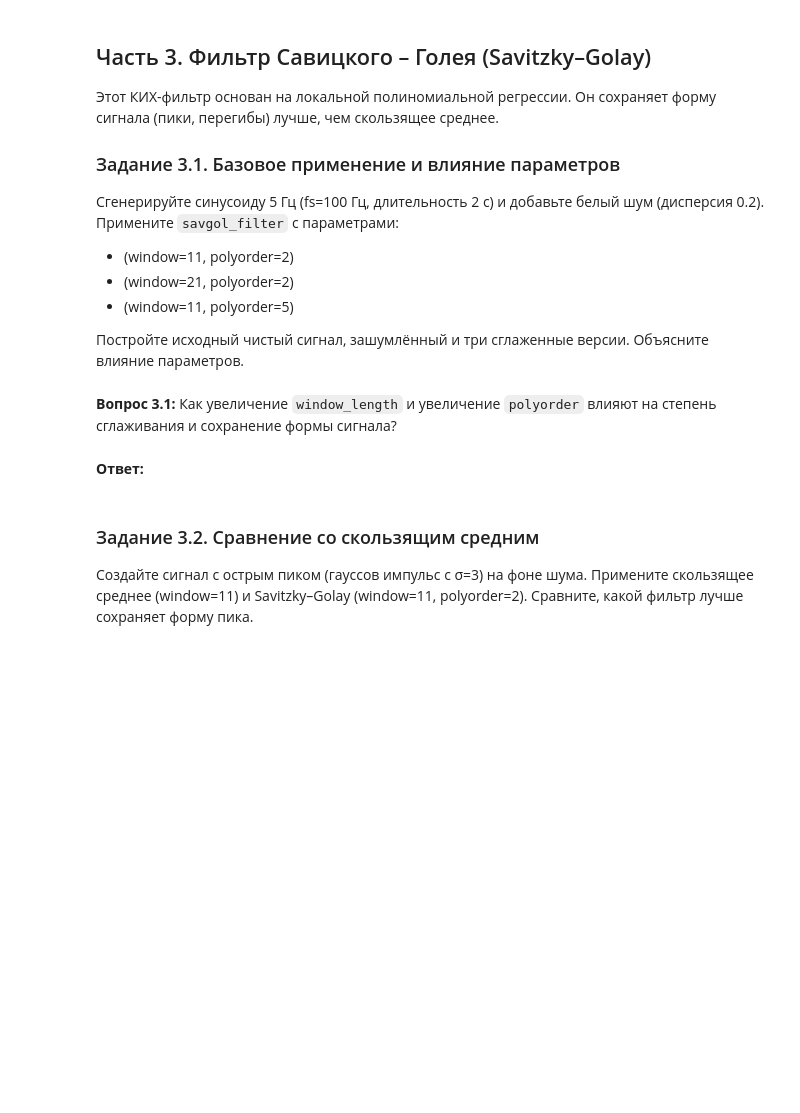
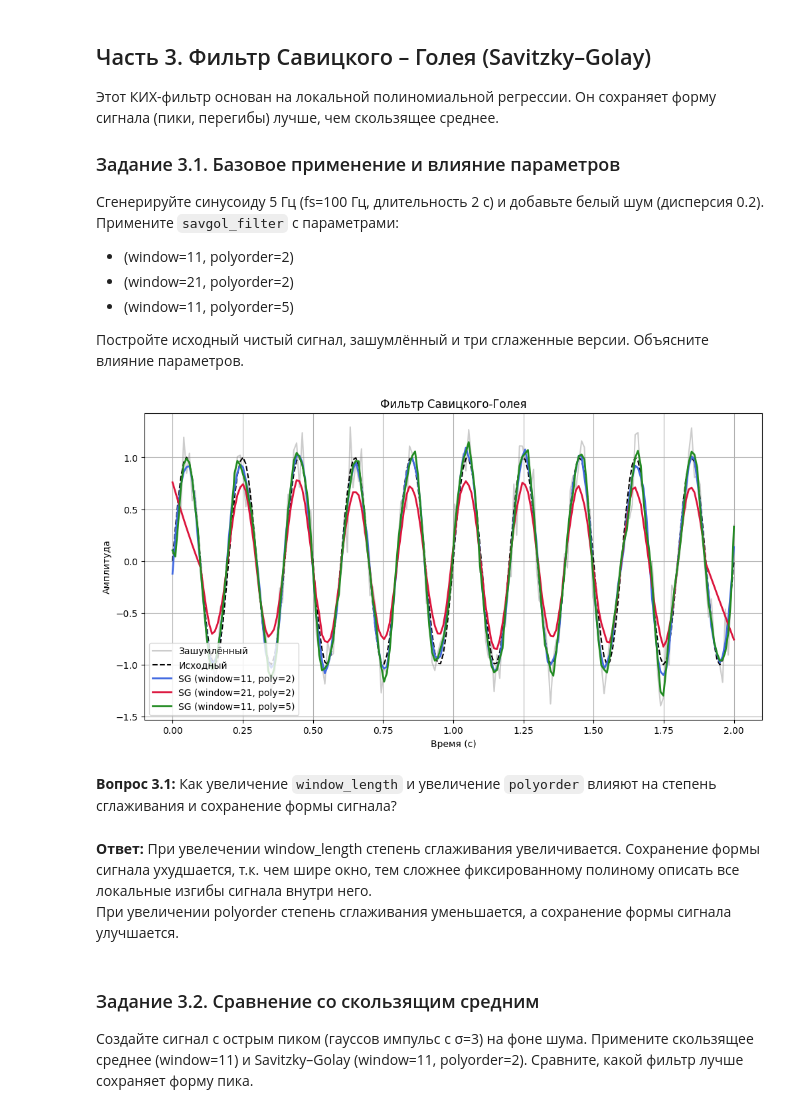
Before and after one commit to Uzema/dsp-seminars, a Jupyter notebook: seminars/5.ipynb, the cells around one changed output. Saved outputs shown, nothing was run; the diff lists cells and outputs as text; code cells hidden in the pictures; blank space fills up the shorter version.

```diff
--- a/seminars/5.ipynb
+++ b/seminars/5.ipynb
@@ -321,10 +321,39 @@ plt.plot(t, x_clean, 'k--', label='Исходный')
 plt.legend()
 plt.grid()
 plt.show()
+# %%
+fs = 100
+t = np.linspace(0, 2, 2*fs)
+x_clean = np.sin(2*np.pi*5*t)
+noise = 0.2 * np.random.randn(len(t))
+x_noisy = x_clean + noise
+
+y1 = savgol_filter(x_noisy, window_length=11, polyorder=2)
+y2 = savgol_filter(x_noisy, window_length=21, polyorder=2)
+y3 = savgol_filter(x_noisy, window_length=11, polyorder=5)
+
+plt.figure(figsize=(12,6))
+plt.plot(t, x_noisy, 'gray', alpha=0.4, label='Зашумлённый')
+plt.plot(t, x_clean, 'k--', label='Исходный')
+
+plt.plot(t, y1, color='royalblue', linewidth=2, label='SG (window=11, poly=2)')
+plt.plot(t, y2, color='crimson', linewidth=2, label='SG (window=21, poly=2)')
+plt.plot(t, y3, color='forestgreen', linewidth=2, label='SG (window=11, poly=5)')
+
+plt.title('Фильтр Савицкого-Голея')
+plt.xlabel('Время (с)')
+plt.ylabel('Амплитуда')
+plt.legend()
+plt.grid()
+plt.show()
+# %% [output]
+[figure, added]
 # %% [markdown]
 **Вопрос 3.1:** Как увеличение `window_length` и увеличение `polyorder` влияют на степень сглаживания и сохранение формы сигнала?
-# %% [markdown]
-**Ответ:**
+# %% [markdown]
+**Ответ:**
+При увелечении window_length cтепень сглаживания увеличивается. Сохранение формы сигнала ухудшается, т.к. чем шире окно, тем сложнее фиксированному полиному описать все локальные изгибы сигнала внутри него. \
+При увеличении polyorder степень сглаживания уменьшается, а сохранение формы сигнала улучшается.
 # %% [markdown]
 ### Задание 3.2. Сравнение со скользящим средним
 
```
